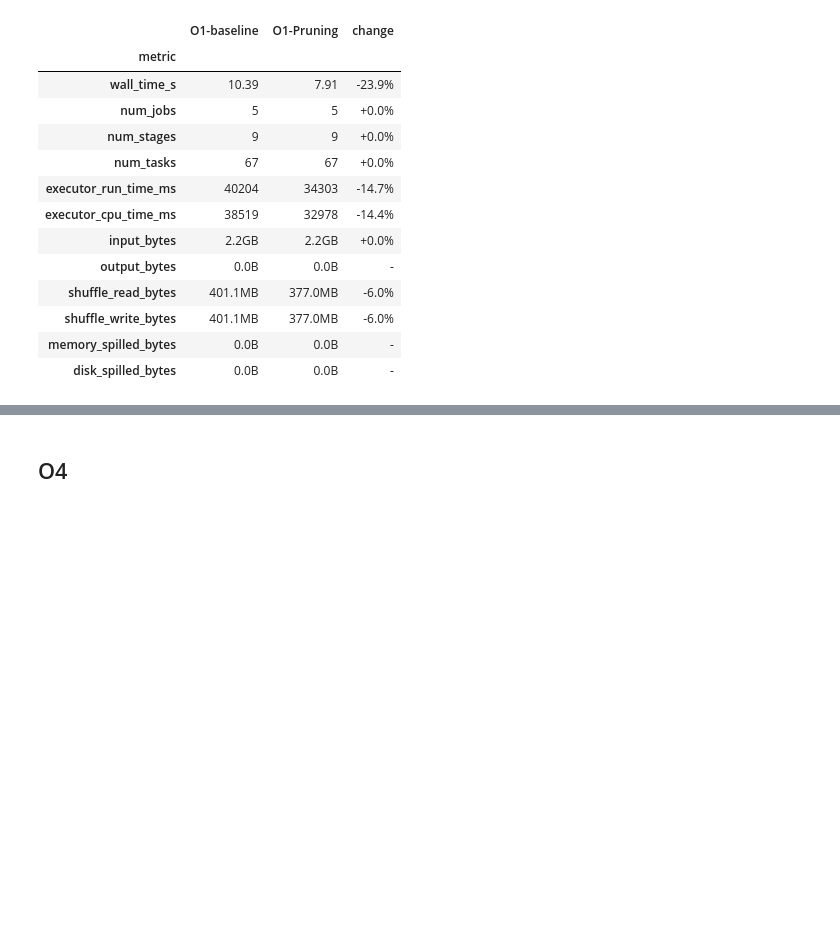
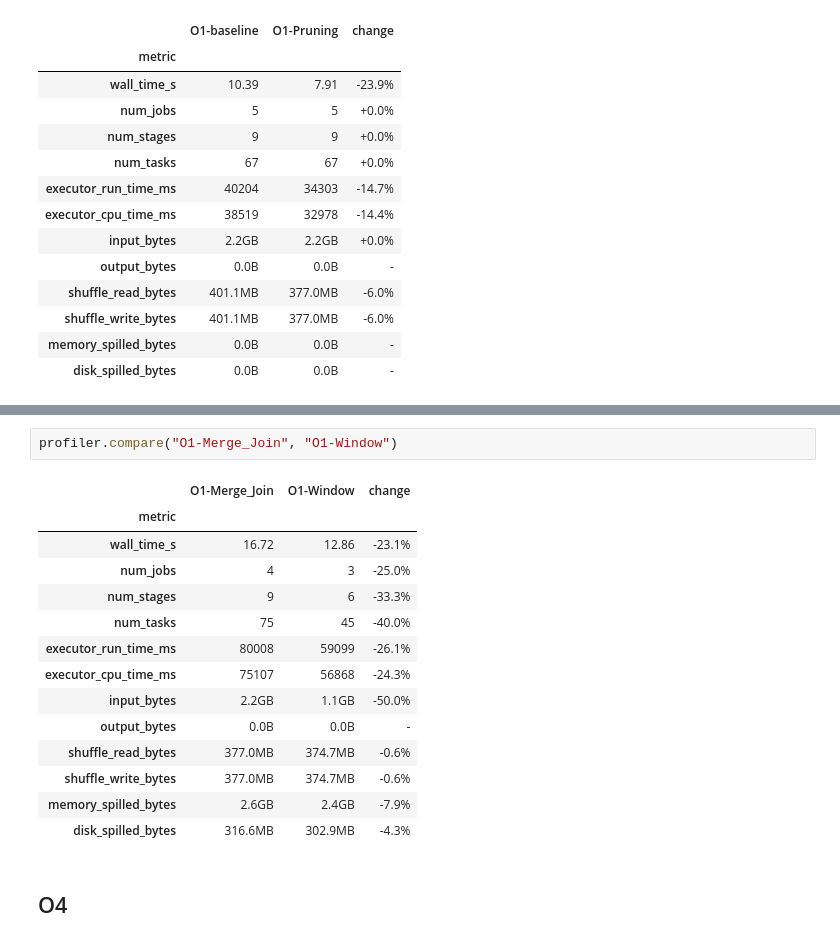
Before and after one commit to rafsilvafct/ComPar_proj1_77967, a Jupyter notebook: notebooks/project.ipynb, the cells around one changed output, grey strips where cells are left out. Saved outputs shown, nothing was run; the diff lists cells and outputs as text; blank space fills up the shorter version.

Commit message:
O1 - replacing a join for a window

```diff
--- a/notebooks/project.ipynb
+++ b/notebooks/project.ipynb
@@ -688,3 +796,20 @@ profiler.compare("O1-baseline", "O1-Pruning")
+# %%
+profiler.compare("O1-Merge_Join", "O1-Window")
+# %% [output]
+|  | O1-Merge_Join | O1-Window | change |
+| metric |  |  |  |
+| wall_time_s | 16.72 | 12.86 | -23.1% |
+| num_jobs | 4 | 3 | -25.0% |
+| num_stages | 9 | 6 | -33.3% |
+| num_tasks | 75 | 45 | -40.0% |
+| executor_run_time_ms | 80008 | 59099 | -26.1% |
+| executor_cpu_time_ms | 75107 | 56868 | -24.3% |
+| input_bytes | 2.2GB | 1.1GB | -50.0% |
+| output_bytes | 0.0B | 0.0B | - |
+| shuffle_read_bytes | 377.0MB | 374.7MB | -0.6% |
+| shuffle_write_bytes | 377.0MB | 374.7MB | -0.6% |
+| memory_spilled_bytes | 2.6GB | 2.4GB | -7.9% |
+| disk_spilled_bytes | 316.6MB | 302.9MB | -4.3% |
 # %% [markdown]
 ## O4
 # %%
```
Also changed, not shown: parts of 6 cells of this notebook, 1 other file.
